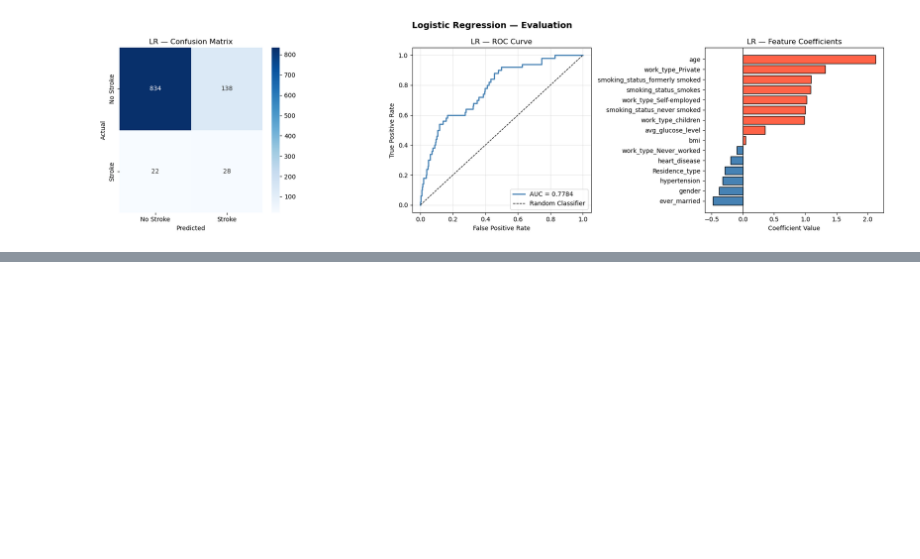
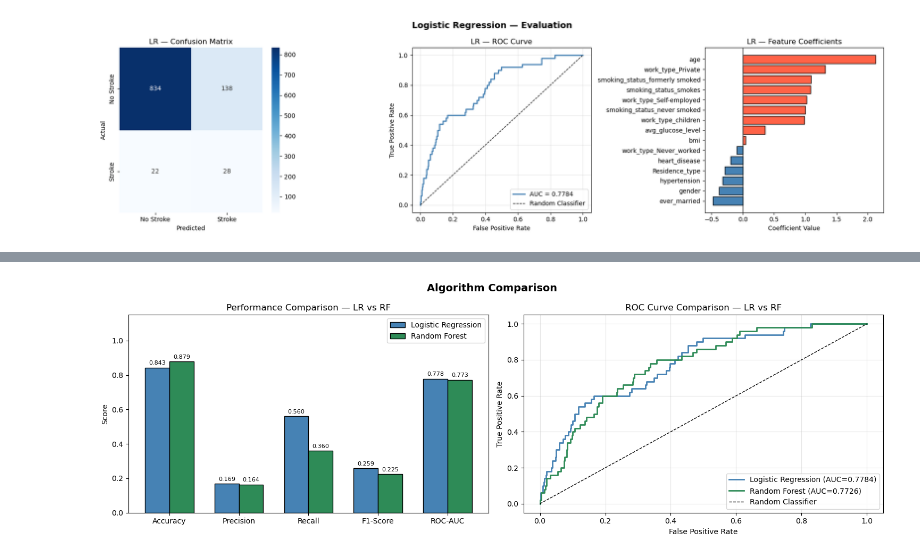
Before and after one commit to Ayesh1998/MSc_Y1S1_ML_Assignment, a Jupyter notebook: stroke_prediction_ML_assignment.ipynb, the cells around one changed output, grey strips where cells are left out. Saved outputs shown, nothing was run; the diff lists cells and outputs as text; code cells hidden in the pictures; blank space fills up the shorter version.

```diff
--- a/stroke_prediction_ML_assignment.ipynb
+++ b/stroke_prediction_ML_assignment.ipynb
@@ -313,0 +428,38 @@ plt.show()
+# %%
+fig, axes = plt.subplots(1, 2, figsize=(15, 5))
+
+# Plot 1: Grouped bar chart of all metrics
+metrics_list = ['Accuracy', 'Precision', 'Recall', 'F1-Score', 'ROC-AUC']
+lr_vals = [lr_acc, lr_prec, lr_rec, lr_f1, lr_auc]
+rf_vals = [rf_acc, rf_prec, rf_rec, rf_f1, rf_auc]
+x = np.arange(len(metrics_list))
+w = 0.35
+
+bars1 = axes[0].bar(x - w/2, lr_vals, w, label='Logistic Regression', color='steelblue', edgecolor='black')
+bars2 = axes[0].bar(x + w/2, rf_vals, w, label='Random Forest',       color='seagreen',  edgecolor='black')
+axes[0].set_xticks(x)
+axes[0].set_xticklabels(metrics_list)
+axes[0].set_ylim(0, 1.15)
+axes[0].set_ylabel('Score')
+axes[0].set_title('Performance Comparison — LR vs RF', fontsize=12)
+axes[0].legend()
+for bar in list(bars1) + list(bars2):
+    axes[0].text(bar.get_x() + bar.get_width()/2, bar.get_height() + 0.01,
+                 f'{bar.get_height():.3f}', ha='center', va='bottom', fontsize=8)
+
+# Plot 2: Combined ROC Curves
+axes[1].plot(fpr_lr, tpr_lr, color='steelblue', lw=2, label=f'Logistic Regression (AUC={lr_auc:.4f})')
+axes[1].plot(fpr_rf, tpr_rf, color='seagreen',  lw=2, label=f'Random Forest (AUC={rf_auc:.4f})')
+axes[1].plot([0, 1], [0, 1], 'k--', lw=1, label='Random Classifier')
+axes[1].set_xlabel('False Positive Rate')
+axes[1].set_ylabel('True Positive Rate')
+axes[1].set_title('ROC Curve Comparison — LR vs RF', fontsize=12)
+axes[1].legend(loc='lower right')
+axes[1].grid(True, alpha=0.3)
+
+plt.suptitle('Algorithm Comparison', fontsize=14, fontweight='bold')
+plt.tight_layout()
+plt.savefig('algorithm_comparison.png', dpi=150, bbox_inches='tight')
+plt.show()
+# %% [output]
+[figure, added]
```
Also changed, not shown: parts of 10 cells of this notebook.
